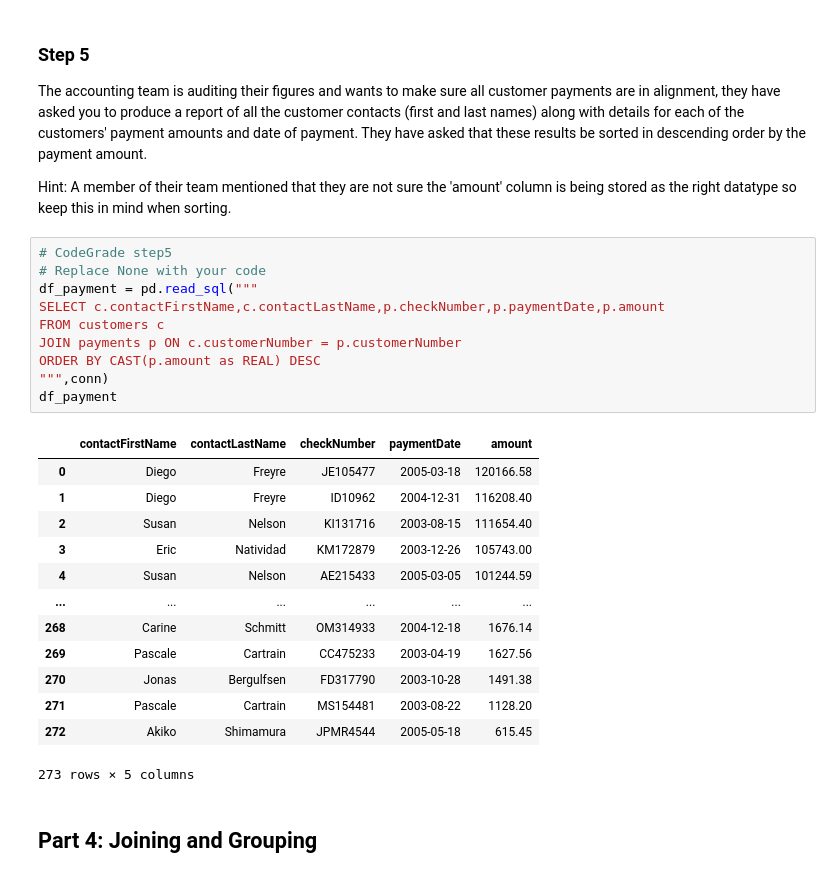
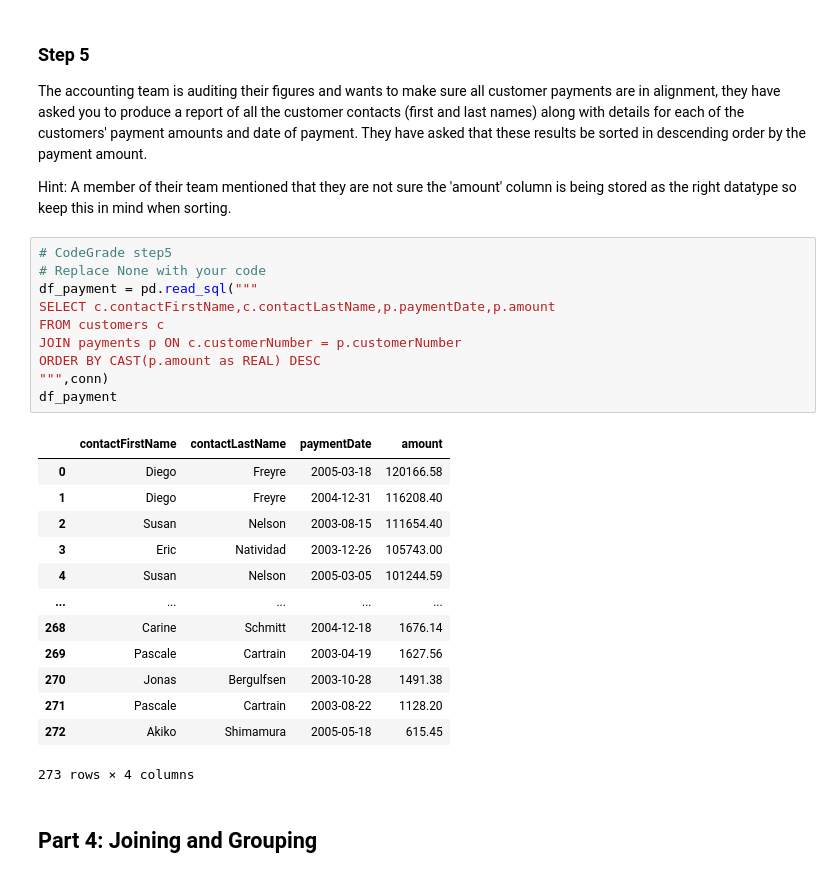
Before and after one commit to janemurungi2-creator/DS_Course1_Week1_Module3_SQLTables, a Jupyter notebook: SQLJoinsSubQueriesLab.ipynb, the cells around one changed output. Cells and saved outputs as stored; diff of their text form.

```diff
--- a/SQLJoinsSubQueriesLab.ipynb
+++ b/SQLJoinsSubQueriesLab.ipynb
@@ -163,27 +163,27 @@ Hint: A member of their team mentioned that they are not sure the 'amount' colum
 # %%
 # CodeGrade step5
 # Replace None with your code
 df_payment = pd.read_sql("""
-SELECT c.contactFirstName,c.contactLastName,p.checkNumber,p.paymentDate,p.amount
+SELECT c.contactFirstName,c.contactLastName,p.paymentDate,p.amount
 FROM customers c
 JOIN payments p ON c.customerNumber = p.customerNumber
 ORDER BY CAST(p.amount as REAL) DESC
 """,conn)
 df_payment
 # %% [output]
-|  | contactFirstName | contactLastName | checkNumber | paymentDate | amount |
-| 0 | Diego | Freyre | JE105477 | 2005-03-18 | 120166.58 |
-| 1 | Diego | Freyre | ID10962 | 2004-12-31 | 116208.40 |
-| 2 | Susan | Nelson | KI131716 | 2003-08-15 | 111654.40 |
-| 3 | Eric | Natividad | KM172879 | 2003-12-26 | 105743.00 |
-| 4 | Susan | Nelson | AE215433 | 2005-03-05 | 101244.59 |
-| ... | ... | ... | ... | ... | ... |
-| 268 | Carine | Schmitt | OM314933 | 2004-12-18 | 1676.14 |
-| 269 | Pascale | Cartrain | CC475233 | 2003-04-19 | 1627.56 |
-| 270 | Jonas | Bergulfsen | FD317790 | 2003-10-28 | 1491.38 |
-| 271 | Pascale | Cartrain | MS154481 | 2003-08-22 | 1128.20 |
-| 272 | Akiko | Shimamura | JPMR4544 | 2005-05-18 | 615.45 |
+|  | contactFirstName | contactLastName | paymentDate | amount |
+| 0 | Diego | Freyre | 2005-03-18 | 120166.58 |
+| 1 | Diego | Freyre | 2004-12-31 | 116208.40 |
+| 2 | Susan | Nelson | 2003-08-15 | 111654.40 |
+| 3 | Eric | Natividad | 2003-12-26 | 105743.00 |
+| 4 | Susan | Nelson | 2005-03-05 | 101244.59 |
+| ... | ... | ... | ... | ... |
+| 268 | Carine | Schmitt | 2004-12-18 | 1676.14 |
+| 269 | Pascale | Cartrain | 2003-04-19 | 1627.56 |
+| 270 | Jonas | Bergulfsen | 2003-10-28 | 1491.38 |
+| 271 | Pascale | Cartrain | 2003-08-22 | 1128.20 |
+| 272 | Akiko | Shimamura | 2005-05-18 | 615.45 |
-273 rows × 5 columns
+273 rows × 4 columns
 # %% [markdown]
 ## Part 4: Joining and Grouping
 # %% [markdown]
```
Also changed, not shown: parts of 2 cells of this notebook.
